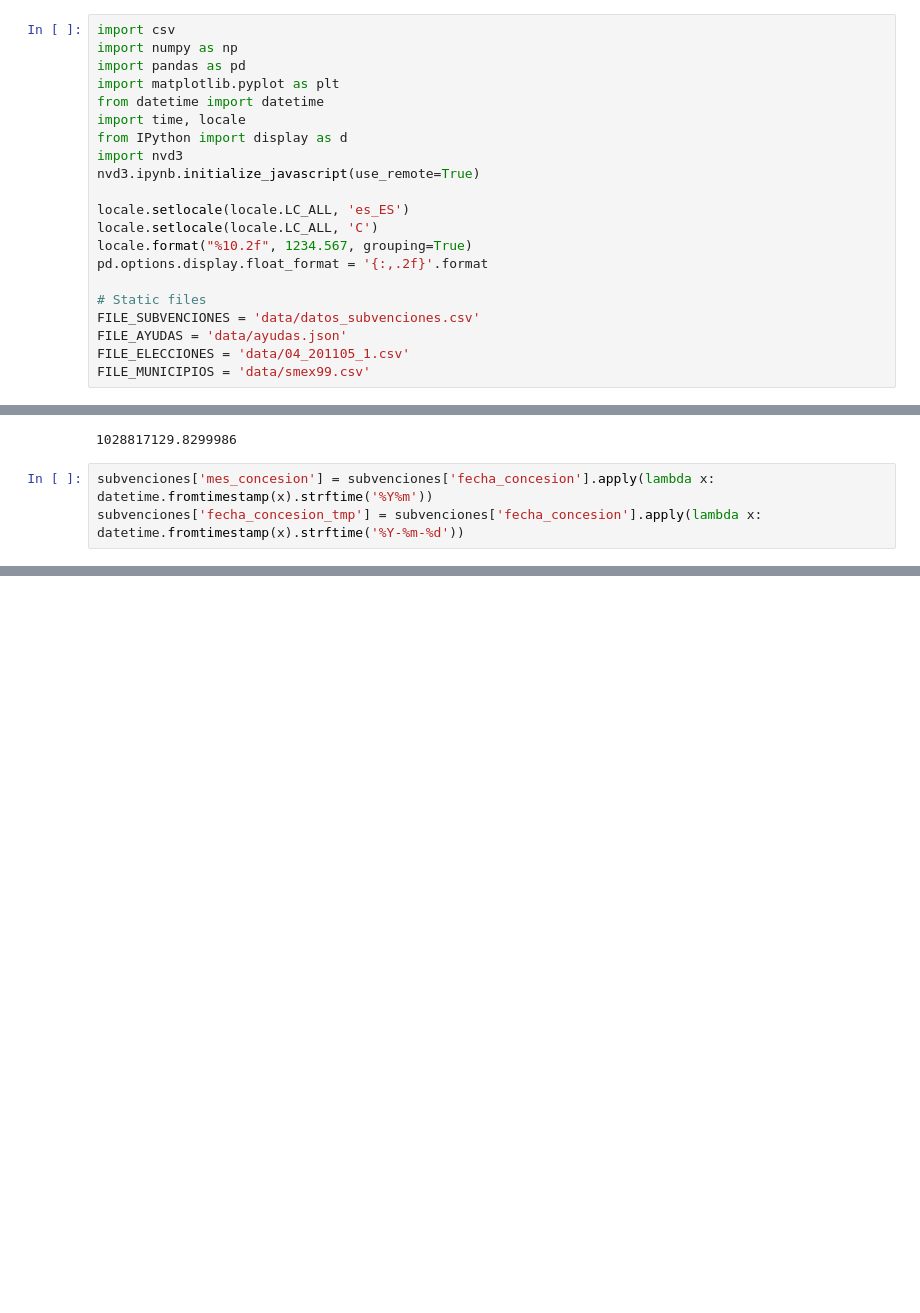
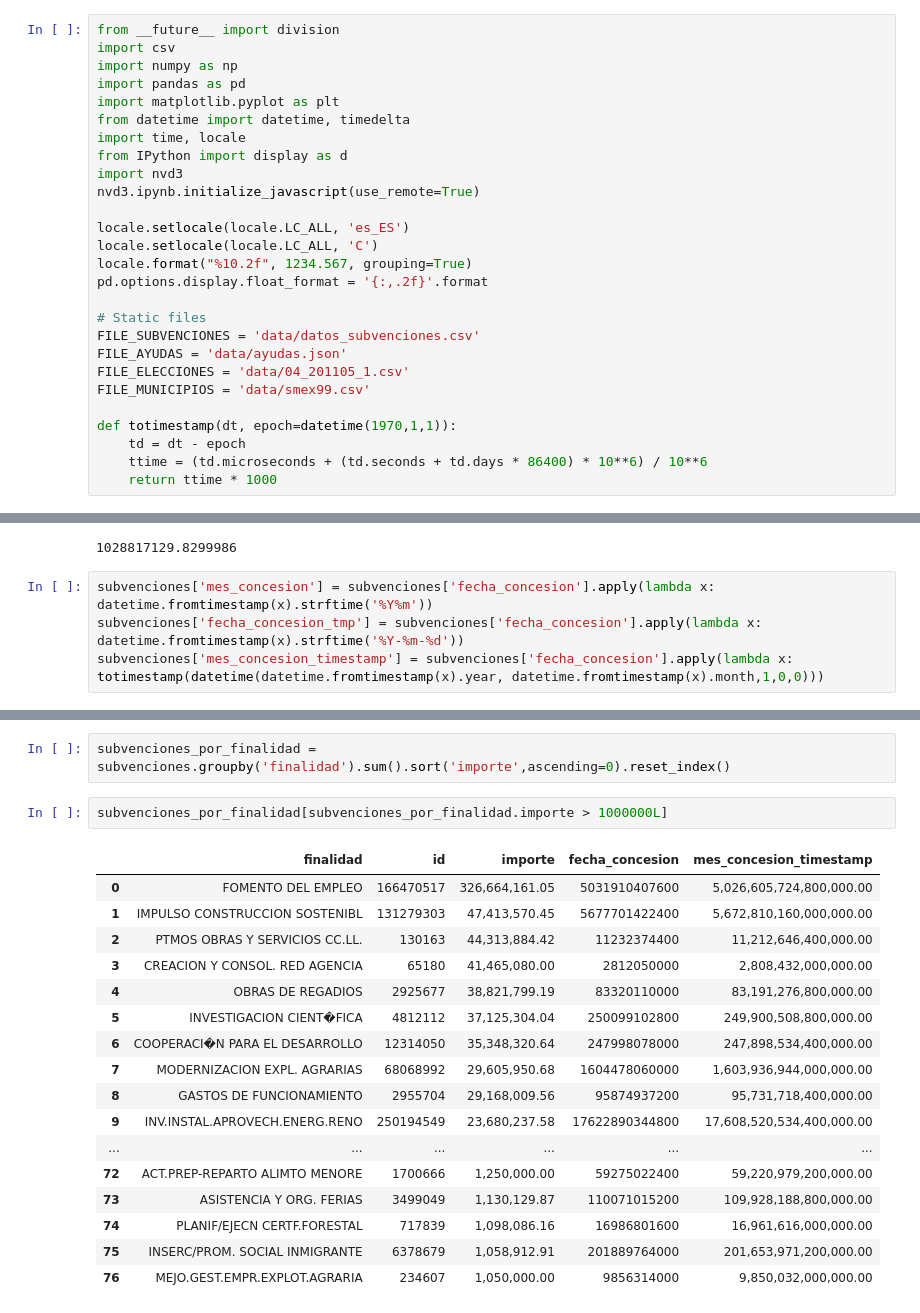
Before and after one commit to jdayllon/subvenciones, a Jupyter notebook: subvenciones.ipynb, the cells around one changed output, grey strips where cells are left out. Saved outputs shown, nothing was run; the diff lists cells and outputs as text; blank space fills up the shorter version.

```diff
--- a/subvenciones.ipynb
+++ b/subvenciones.ipynb
@@ -1,9 +1,10 @@
 # %%
+from __future__ import division
 import csv
 import numpy as np
 import pandas as pd
 import matplotlib.pyplot as plt
-from datetime import datetime
+from datetime import datetime, timedelta
 import time, locale
 from IPython import display as d
 import nvd3
@@ -19,6 +20,11 @@ FILE_SUBVENCIONES = 'data/datos_subvenciones.csv'
 FILE_AYUDAS = 'data/ayudas.json'
 FILE_ELECCIONES = 'data/04_201105_1.csv'
 FILE_MUNICIPIOS = 'data/smex99.csv'
+
+def totimestamp(dt, epoch=datetime(1970,1,1)):
+    td = dt - epoch
+    ttime = (td.microseconds + (td.seconds + td.days * 86400) * 10**6) / 10**6
+    return ttime * 1000
 # %% [output]
 [interactive output not drawn]
 [interactive output not drawn]
@@ -37,5 +43,6 @@ subvenciones['importe'].sum()
 # %%
 subvenciones['mes_concesion'] = subvenciones['fecha_concesion'].apply(lambda x: datetime.fromtimestamp(x).strftime('%Y%m'))
 subvenciones['fecha_concesion_tmp'] = subvenciones['fecha_concesion'].apply(lambda x: datetime.fromtimestamp(x).strftime('%Y-%m-%d'))
+subvenciones['mes_concesion_timestamp'] = subvenciones['fecha_concesion'].apply(lambda x: totimestamp(datetime(datetime.fromtimestamp(x).year, datetime.fromtimestamp(x).month,1,0,0)))
 # %%
 subvenciones_por_fecha = subvenciones.groupby('fecha_concesion').sum()
@@ -125,0 +78,22 @@ chart
+# %%
+subvenciones_por_finalidad = subvenciones.groupby('finalidad').sum().sort('importe',ascending=0).reset_index()
+# %%
+subvenciones_por_finalidad[subvenciones_por_finalidad.importe > 1000000L]
+# %% [output]
+|  | finalidad | id | importe | fecha_concesion | mes_concesion_timestamp |
+| 0 | FOMENTO DEL EMPLEO | 166470517 | 326,664,161.05 | 5031910407600 | 5,026,605,724,800,000.00 |
+| 1 | IMPULSO CONSTRUCCION SOSTENIBL | 131279303 | 47,413,570.45 | 5677701422400 | 5,672,810,160,000,000.00 |
+| 2 | PTMOS OBRAS Y SERVICIOS CC.LL. | 130163 | 44,313,884.42 | 11232374400 | 11,212,646,400,000.00 |
+| 3 | CREACION Y CONSOL. RED AGENCIA | 65180 | 41,465,080.00 | 2812050000 | 2,808,432,000,000.00 |
+| 4 | OBRAS DE REGADIOS | 2925677 | 38,821,799.19 | 83320110000 | 83,191,276,800,000.00 |
+| 5 | INVESTIGACION CIENT�FICA | 4812112 | 37,125,304.04 | 250099102800 | 249,900,508,800,000.00 |
+| 6 | COOPERACI�N PARA EL DESARROLLO | 12314050 | 35,348,320.64 | 247998078000 | 247,898,534,400,000.00 |
+| 7 | MODERNIZACION EXPL. AGRARIAS | 68068992 | 29,605,950.68 | 1604478060000 | 1,603,936,944,000,000.00 |
+| 8 | GASTOS DE FUNCIONAMIENTO | 2955704 | 29,168,009.56 | 95874937200 | 95,731,718,400,000.00 |
+| 9 | INV.INSTAL.APROVECH.ENERG.RENO | 250194549 | 23,680,237.58 | 17622890344800 | 17,608,520,534,400,000.00 |
+| ... | ... | ... | ... | ... | ... |
+| 72 | ACT.PREP-REPARTO ALIMTO MENORE | 1700666 | 1,250,000.00 | 59275022400 | 59,220,979,200,000.00 |
+| 73 | ASISTENCIA Y ORG. FERIAS | 3499049 | 1,130,129.87 | 110071015200 | 109,928,188,800,000.00 |
+| 74 | PLANIF/EJECN CERTF.FORESTAL | 717839 | 1,098,086.16 | 16986801600 | 16,961,616,000,000.00 |
+| 75 | INSERC/PROM. SOCIAL INMIGRANTE | 6378679 | 1,058,912.91 | 201889764000 | 201,653,971,200,000.00 |
+| 76 | MEJO.GEST.EMPR.EXPLOT.AGRARIA | 234607 | 1,050,000.00 | 9856314000 | 9,850,032,000,000.00 |
```
Also changed, not shown: parts of 9 cells of this notebook.
